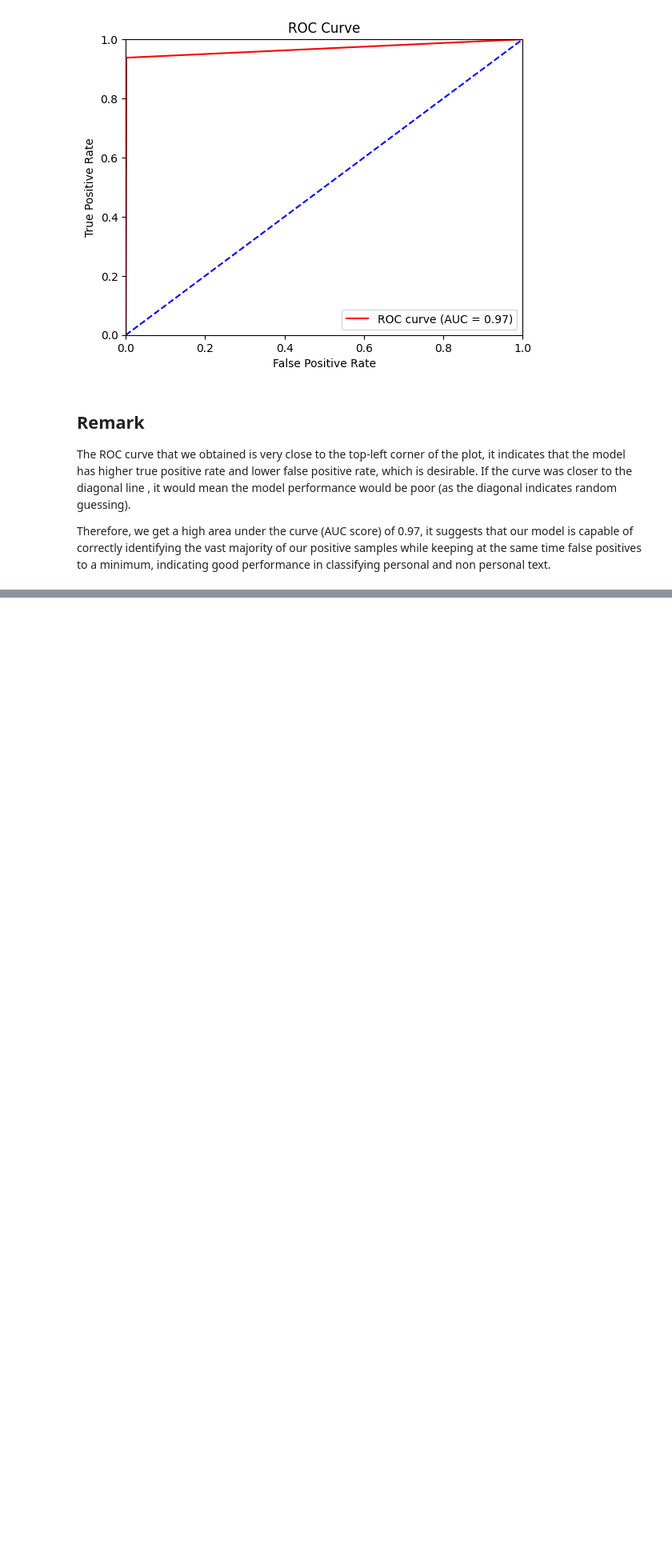
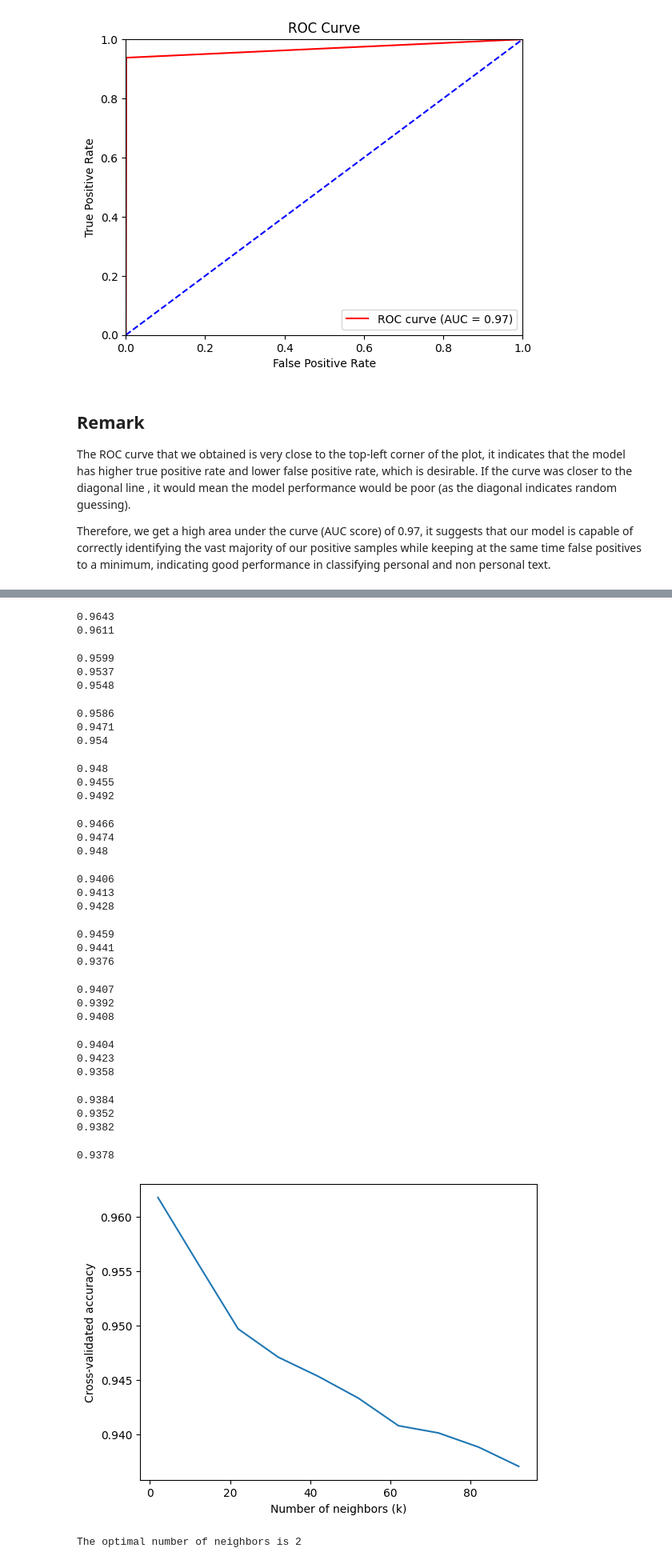
Before and after one commit to francois-reynal/INF442_project, a Jupyter notebook: 1-francois-knn.ipynb, the cells around one changed output, grey strips where cells are left out. Shown at 80% size. Saved outputs shown, nothing was run; the diff lists cells and outputs as text; code cells hidden in the pictures; blank space fills up the shorter version.

```diff
--- a/1-francois-knn.ipynb
+++ b/1-francois-knn.ipynb
@@ -418,0 +588,13 @@ Therefore, we get a high area under the curve (AUC score) of 0.97, it suggests t
+# %%
+true_labels = np.load("data/true_labels.eng.train.npy")
+# %%
+representation = np.load("data/representation.eng.train.npy")
+# %%
+print(len(representation), representation.shape)
+print(len(true_labels), true_labels.shape)
+
+data_simplified = False
+
+if data_simplified:
+    representation_simplified = representation[:10000]
+    true_labels_simplified = true_labels[:10000]
@@ -418,0 +636,60 @@ Therefore, we get a high area under the curve (AUC score) of 0.97, it suggests t
+# %%
+k_range = range(2, 102, 10)
+k_scores = []
+number_folds = 3
+
+kf = KFold(n_splits=number_folds, shuffle=True)
+
+for k in tqdm(k_range):
+    knn = KNeighborsClassifier(n_neighbors=k)
+    scores = []
+
+    for train_index, test_index in kf.split(representation_cur):
+        X_train, X_test = representation_cur[train_index][:50000], representation_cur[test_index][:10000]
+        y_train, y_test = true_labels_numbered[train_index][:50000], true_labels_numbered[test_index][:10000]
+        knn.fit(X_train, y_train)
+        score = knn.score(X_test, y_test)
+        scores.append(score)
+        print(score)
+    k_scores.append(np.mean(scores))
+
+plt.plot(k_range, k_scores)
+plt.xlabel('Number of neighbors (k)')
+plt.ylabel('Cross-validated accuracy')
+plt.show()
+
+optimal_k = k_range[k_scores.index(max(k_scores))]
+print("The optimal number of neighbors is", optimal_k)
+# %% [output]
+0.9643
+0.9611
+0.9599
+0.9537
+0.9548
+0.9586
+0.9471
+0.954
+0.948
+0.9455
+0.9492
+0.9466
+0.9474
+0.948
+0.9406
+0.9413
+0.9428
+0.9459
+0.9441
+0.9376
+0.9407
+0.9392
+0.9408
+0.9404
+0.9423
+0.9358
+0.9384
+0.9352
+0.9382
+0.9378
+[figure, added]
+The optimal number of neighbors is 2
```
Also changed, not shown: parts of 22 cells of this notebook.
